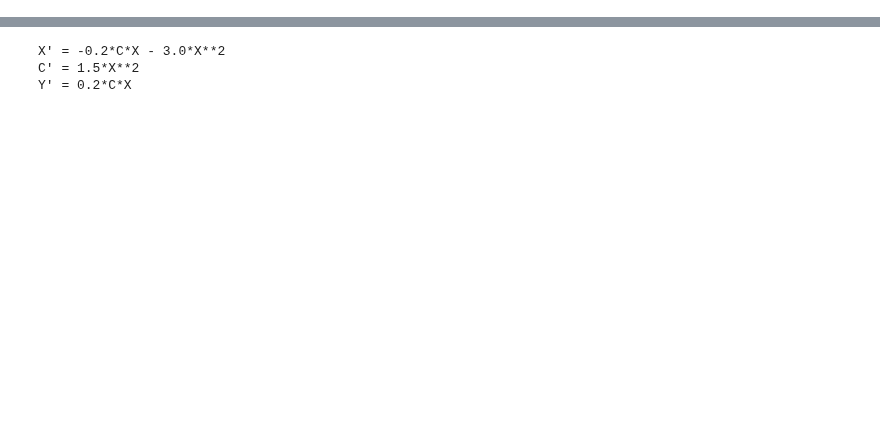
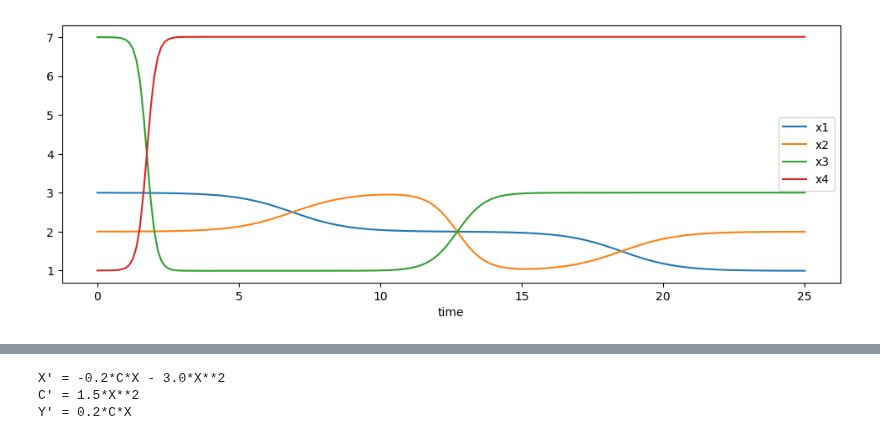
Before and after one commit to UC-Davis-molecular-computing/gpac, a Jupyter notebook: notebook.ipynb, the cells around one changed output, grey strips where cells are left out. Saved outputs shown, nothing was run; the diff lists cells and outputs as text; code cells hidden in the pictures; blank space fills up the shorter version.

```diff
--- a/notebook.ipynb
+++ b/notebook.ipynb
@@ -87,3 +87,31 @@ gpac.plot(odes, initial_values, t_eval=t_eval, figure_size=(18,4), symbols_to_pl
+# %%
+# bubble sort values x1, x2, x3, x4
+x1,x2,x3,x4,y1,y2,y3 = sympy.symbols('x1 x2 x3 x4 y1 y2 y3')
+
+vals = [3,2,7,1]
+odes = {
+    x1: -y1,
+    y1: (x1-x2)*y1,
+    x2: -y2+y1,
+    y2: (x2-x3)*y2,
+    x3: -y3+y2,
+    y3: (x3-x4)*y3,
+    x4: y3,
+}
+eps = 0.001
+initial_values = {
+    x1: vals[0],
+    x2: vals[1],
+    x3: vals[2],
+    x4: vals[3],
+    y1: eps,
+    y2: eps,
+    y3: eps,
+}
+t_eval = np.linspace(0,25,200)
+gpac.plot(odes, initial_values, t_eval, figure_size=(12,4), symbols_to_plot=[x1,x2,x3,x4])
+# %% [output]
+[figure, added]
 # %%
 # plot solution to ODEs of this CRN that computes f(x) = x^2,
 #   writing down the ODEs directly
```
Also changed, not shown: parts of 6 cells of this notebook.
